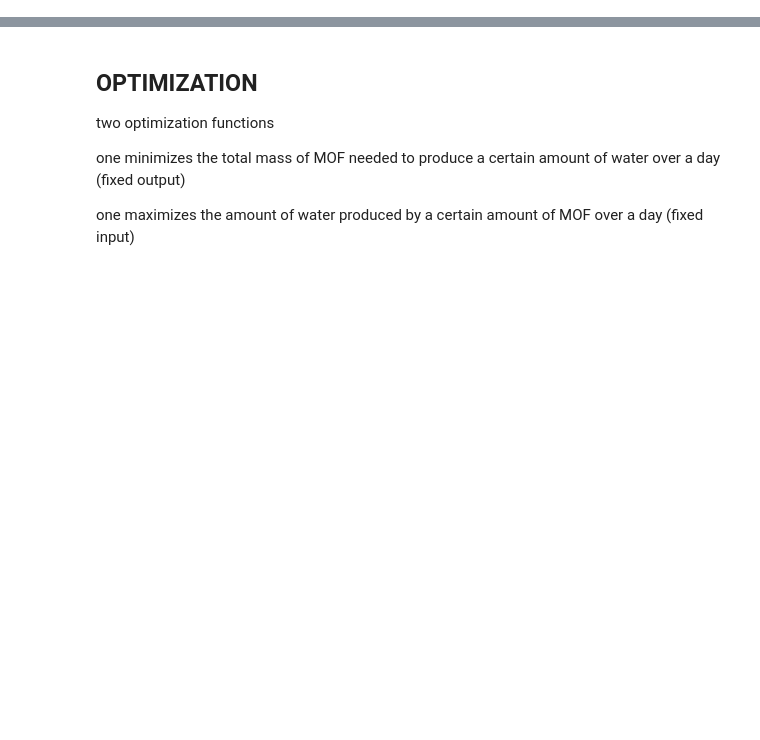
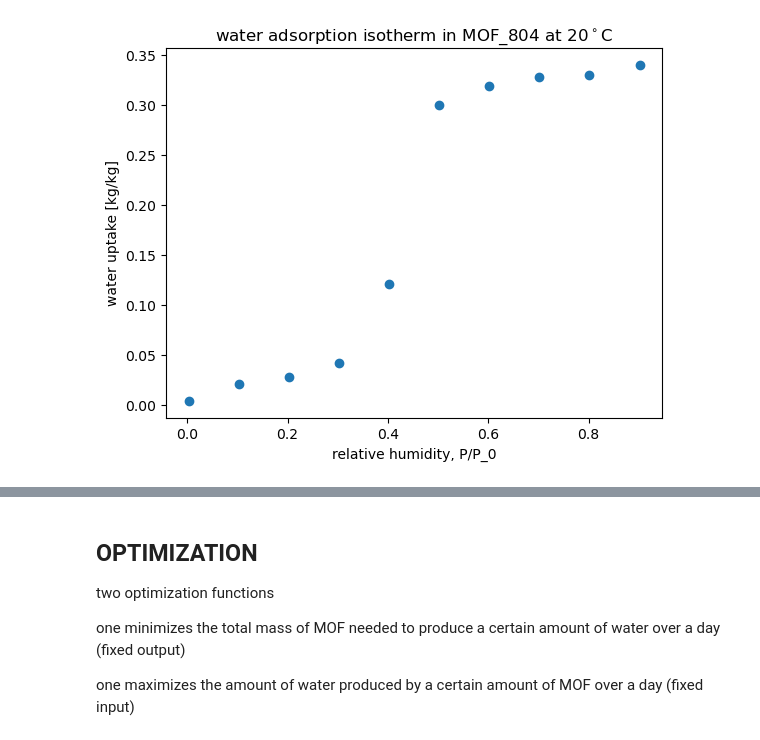
Before and after one commit to SimonEnsemble/water_harvesting, a Jupyter notebook: Polanyi_calculation_general.ipynb, the cells around one changed output, grey strips where cells are left out. Drawn from its saved outputs; the diff is of its cells as text; code cells hidden in the pictures; blank space fills up the shorter version.

```diff
--- a/Polanyi_calculation_general.ipynb
+++ b/Polanyi_calculation_general.ipynb
@@ -41,0 +133,4 @@ def calculate_water(T,P_over_P_0,n_of_A): # Given a T and P/P_0 (RH as a fractio
+# %%
+viz_ads_isotherm(MOFs[3], data_temperatures[3])
+# %% [output]
+[figure, added]
```
Also changed, not shown: parts of 27 cells of this notebook.
